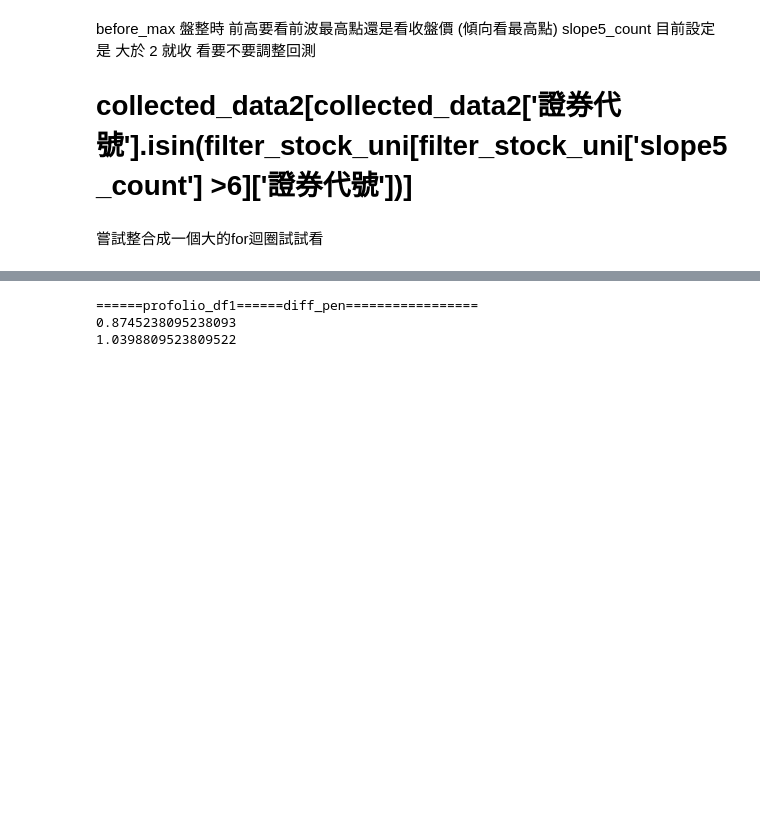
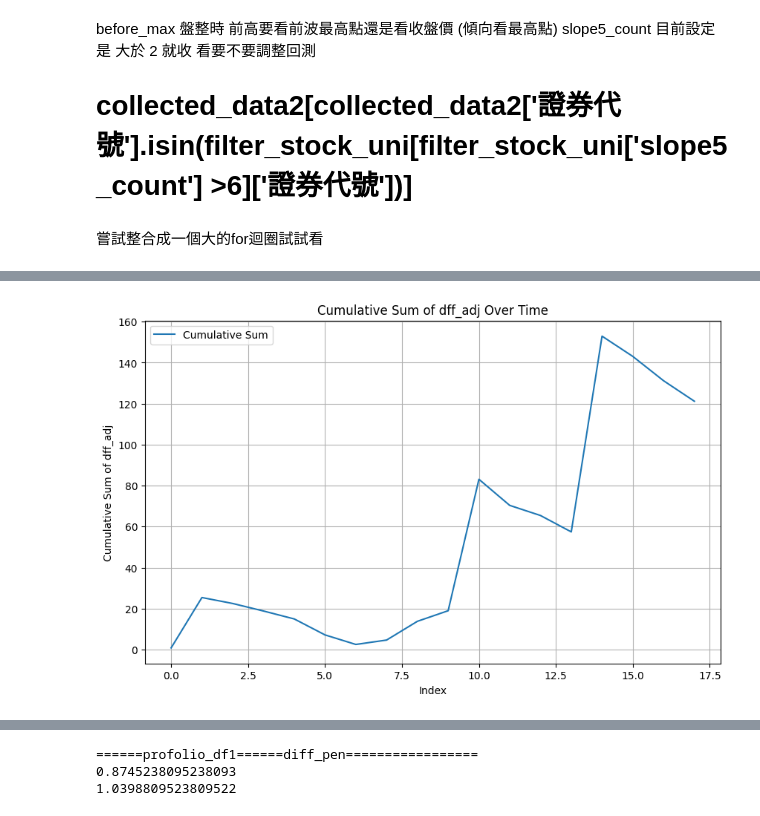
Before and after one commit to mulderfang/stock, a Jupyter notebook: 技術分析-策略3_海豹ㄏ字戰法.ipynb, the cells around one changed output, grey strips where cells are left out. Cells and saved outputs as stored; diff of their text form; code cells hidden in the pictures; blank space fills up the shorter version.

```diff
--- a/技術分析-策略3_海豹ㄏ字戰法.ipynb
+++ b/技術分析-策略3_海豹ㄏ字戰法.ipynb
@@ -685,0 +788,9 @@ profolio_df1
+# %%
+# earn_data = collected_data3.sort_values(by='Date')
+# earn_data['dff_adj'].cumsum().plot()
+# import pyfolio as pf
+
+earn_data = collected_data3.sort_values(by='Date')
+earn_data_reset = earn_data.reset_index(drop=True)
+earn_data_reset['diff_adj_open_af'].cumsum()
+earn_data
@@ -685,0 +816,17 @@ profolio_df1
+# %%
+import matplotlib.pyplot as plt
+
+# 計算累積和
+earn_data_reset = earn_data_reset['dff_adj'].cumsum()
+
+# 畫圖
+plt.figure(figsize=(10, 6))
+plt.plot(earn_data_reset, label='Cumulative Sum')
+plt.xlabel('Index')
+plt.ylabel('Cumulative Sum of dff_adj')
+plt.title('Cumulative Sum of dff_adj Over Time')
+plt.legend()
+plt.grid(True)
+plt.show()
+# %% [output]
+[figure, added]
```
Also changed, not shown: parts of 12 cells of this notebook.
